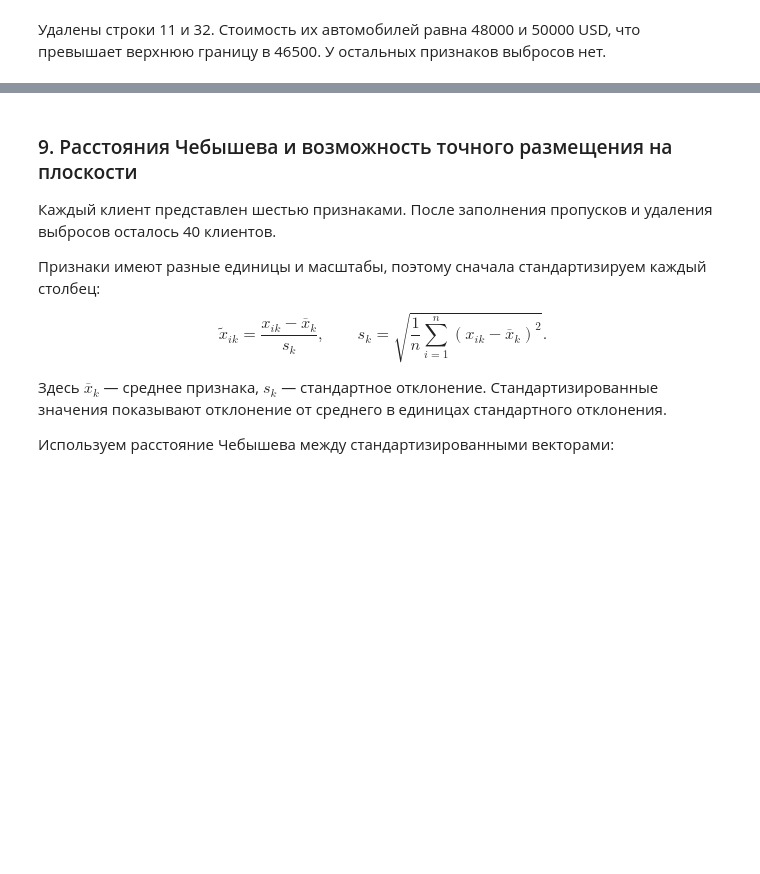
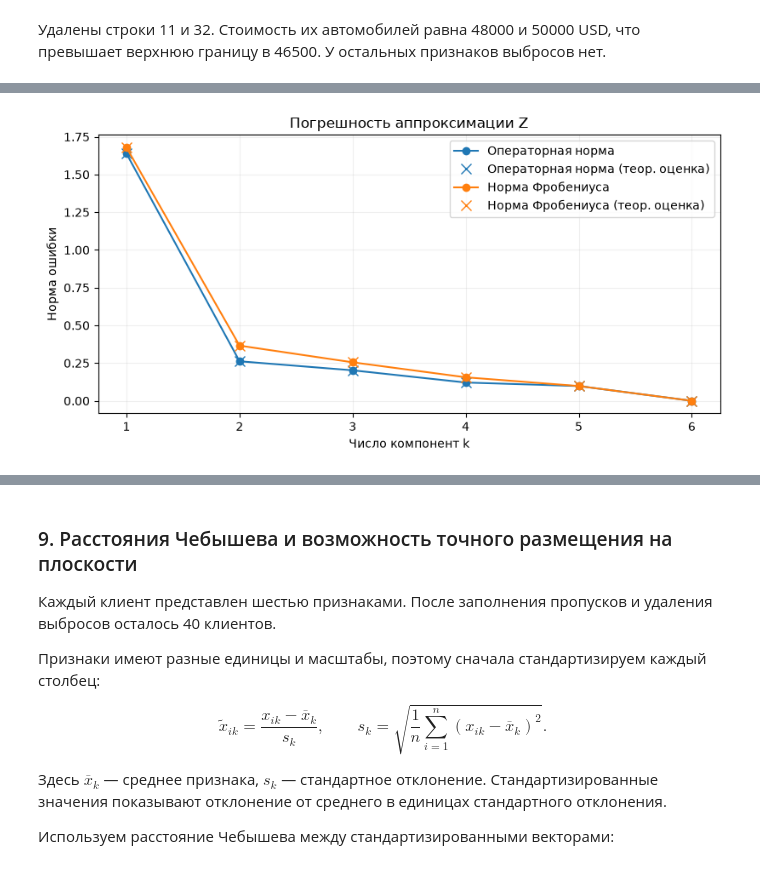
Before and after one commit to conk7/mda, a Jupyter notebook: lab1.ipynb, the cells around one changed output, grey strips where cells are left out. Saved outputs shown, nothing was run; the diff lists cells and outputs as text; code cells hidden in the pictures; blank space fills up the shorter version.

```diff
--- a/lab1.ipynb
+++ b/lab1.ipynb
@@ -254,0 +324,13 @@ df_clean
+# %%
+U, singular_values, Vt = np.linalg.svd(Z, full_matrices=False)
+
+S = np.diag(singular_values)
+V = Vt.T
+component_names = [f"PC{i + 1}" for i in range(len(singular_values))]
+
+reconstruction_error = np.linalg.norm(Z - U @ S @ Vt, ord="fro")
+
+print(f"Размерность U: {U.shape}")
+print(f"Размерность S: {S.shape}")
+print(f"Размерность V: {V.shape}")
+print(f"Норма Фробениуса разности матриц Z и USVᵀ: {reconstruction_error:.3e}")
@@ -254,0 +508,34 @@ df_clean
+# %%
+fig_errors, ax = plt.subplots(figsize=(8, 4), layout="constrained")
+
+error_labels = [
+    "Операторная норма",
+    "Норма Фробениуса",
+]
+
+for label in error_labels:
+    line, = ax.plot(
+        pca_errors.index,
+        pca_errors[label],
+        "o-",
+        label=label,
+    )
+    ax.plot(
+        pca_errors.index,
+        pca_errors[f"{label} (теор. оценка)"],
+        "x",
+        markersize=9,
+        color=line.get_color(),
+        label=f"{label} (теор. оценка)",
+    )
+
+ax.set_title("Погрешность аппроксимации Z")
+ax.set_xlabel("Число компонент k")
+ax.set_ylabel("Норма ошибки")
+ax.set_xticks(component_numbers)
+ax.grid(alpha=0.2)
+ax.legend()
+
+plt.show()
+# %% [output]
+[figure, added]
```
Also changed, not shown: parts of 31 cells of this notebook.
